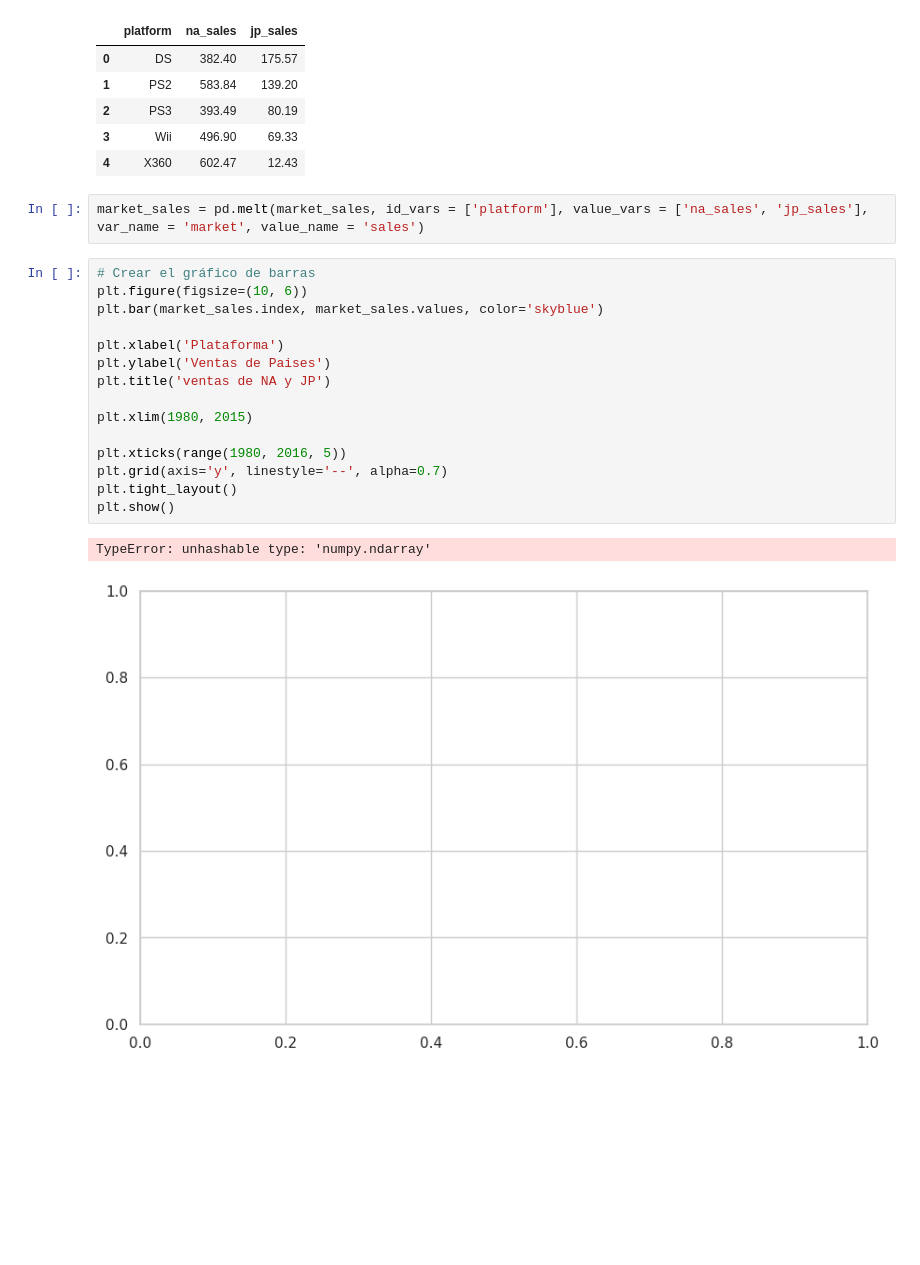
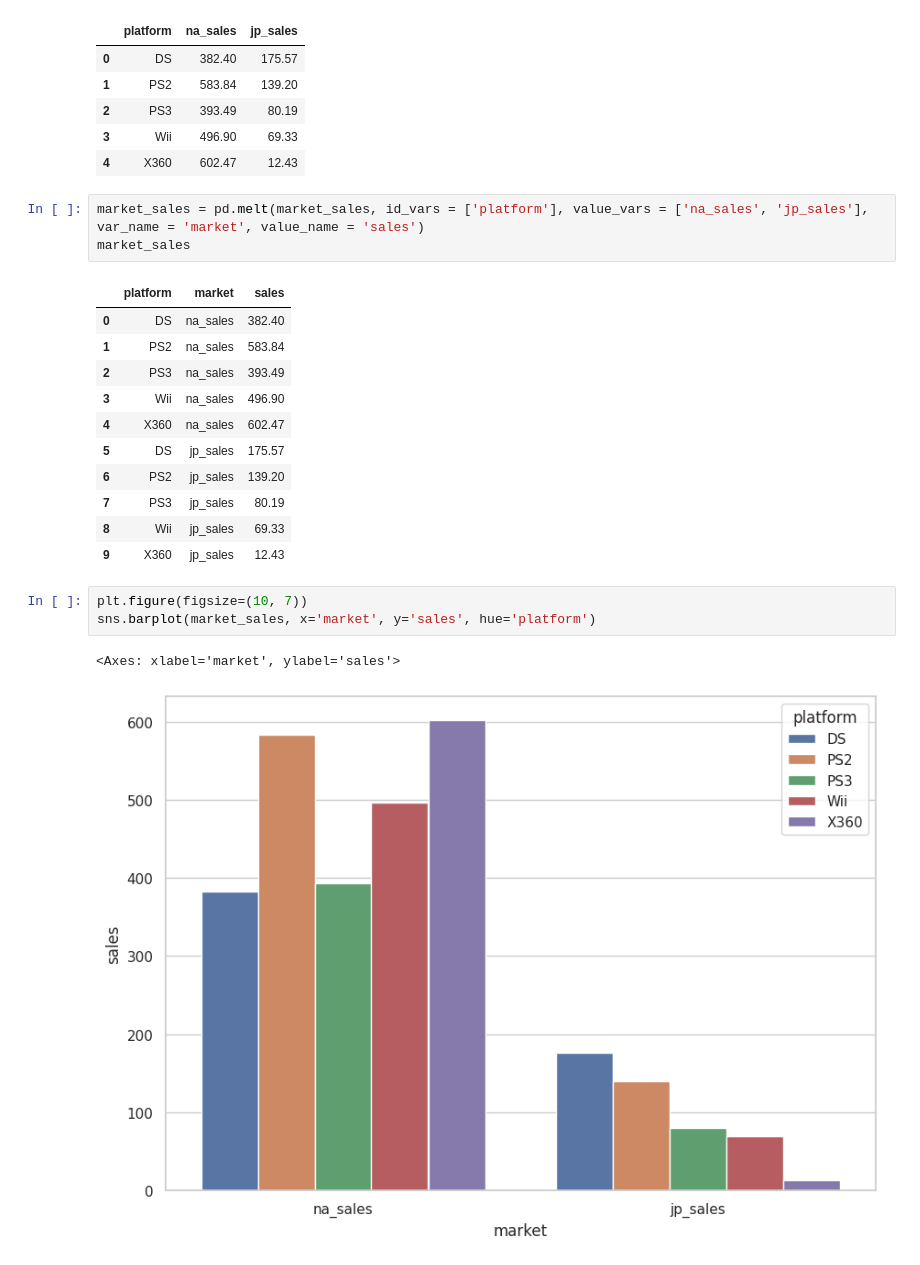
Before and after one commit to Samuelluisjuan/Proyects_Tripleten-Sprin_6_Proyect, a Jupyter notebook: Analitics_company.ipynb, the cells around one changed output. Drawn from its saved outputs; the diff is of its cells as text; blank space fills up the shorter version.

```diff
--- a/Analitics_company.ipynb
+++ b/Analitics_company.ipynb
@@ -526,21 +512,22 @@ market_sales
 | 4 | X360 | 602.47 | 12.43 |
 # %%
 market_sales = pd.melt(market_sales, id_vars = ['platform'], value_vars = ['na_sales', 'jp_sales'], var_name = 'market', value_name = 'sales')
+market_sales
+# %% [output]
+|  | platform | market | sales |
+| 0 | DS | na_sales | 382.40 |
+| 1 | PS2 | na_sales | 583.84 |
+| 2 | PS3 | na_sales | 393.49 |
+| 3 | Wii | na_sales | 496.90 |
+| 4 | X360 | na_sales | 602.47 |
+| 5 | DS | jp_sales | 175.57 |
+| 6 | PS2 | jp_sales | 139.20 |
+| 7 | PS3 | jp_sales | 80.19 |
+| 8 | Wii | jp_sales | 69.33 |
+| 9 | X360 | jp_sales | 12.43 |
-# %%
-# Crear el gráfico de barras
-plt.figure(figsize=(10, 6))
-plt.bar(market_sales.index, market_sales.values, color='skyblue')
-
-plt.xlabel('Plataforma')
-plt.ylabel('Ventas de Paises')
-plt.title('ventas de NA y JP')
-
-plt.xlim(1980, 2015)
-
-plt.xticks(range(1980, 2016, 5))
-plt.grid(axis='y', linestyle='--', alpha=0.7)
-plt.tight_layout()
-plt.show()
-# %% [output]
-TypeError: unhashable type: 'numpy.ndarray'
-[figure, removed]
+# %%
+plt.figure(figsize=(10, 7))
+sns.barplot(market_sales, x='market', y='sales', hue='platform')
+# %% [output]
+<Axes: xlabel='market', ylabel='sales'>
+[figure, added]
```
Also changed, not shown: parts of 4 cells of this notebook.
